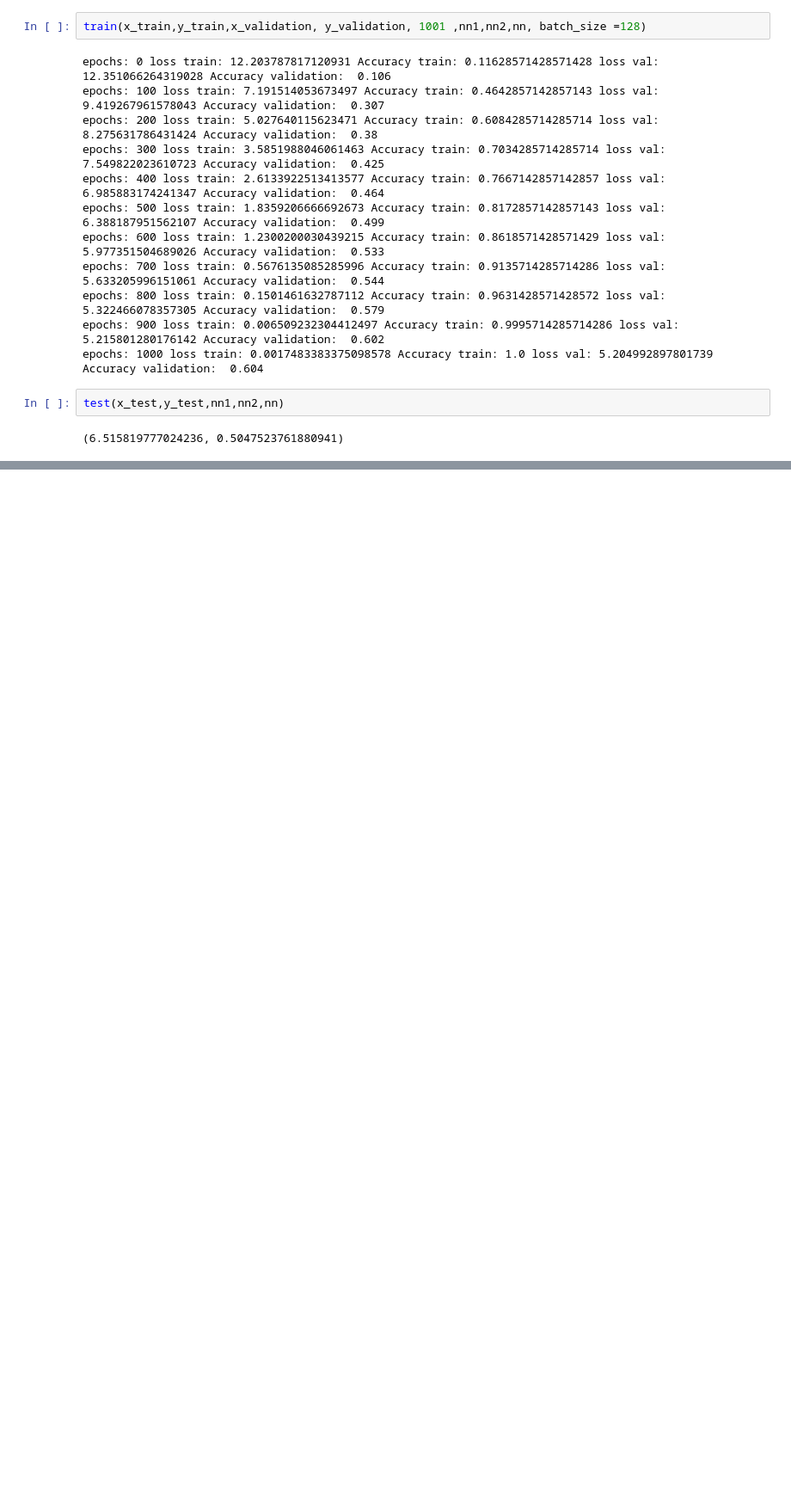
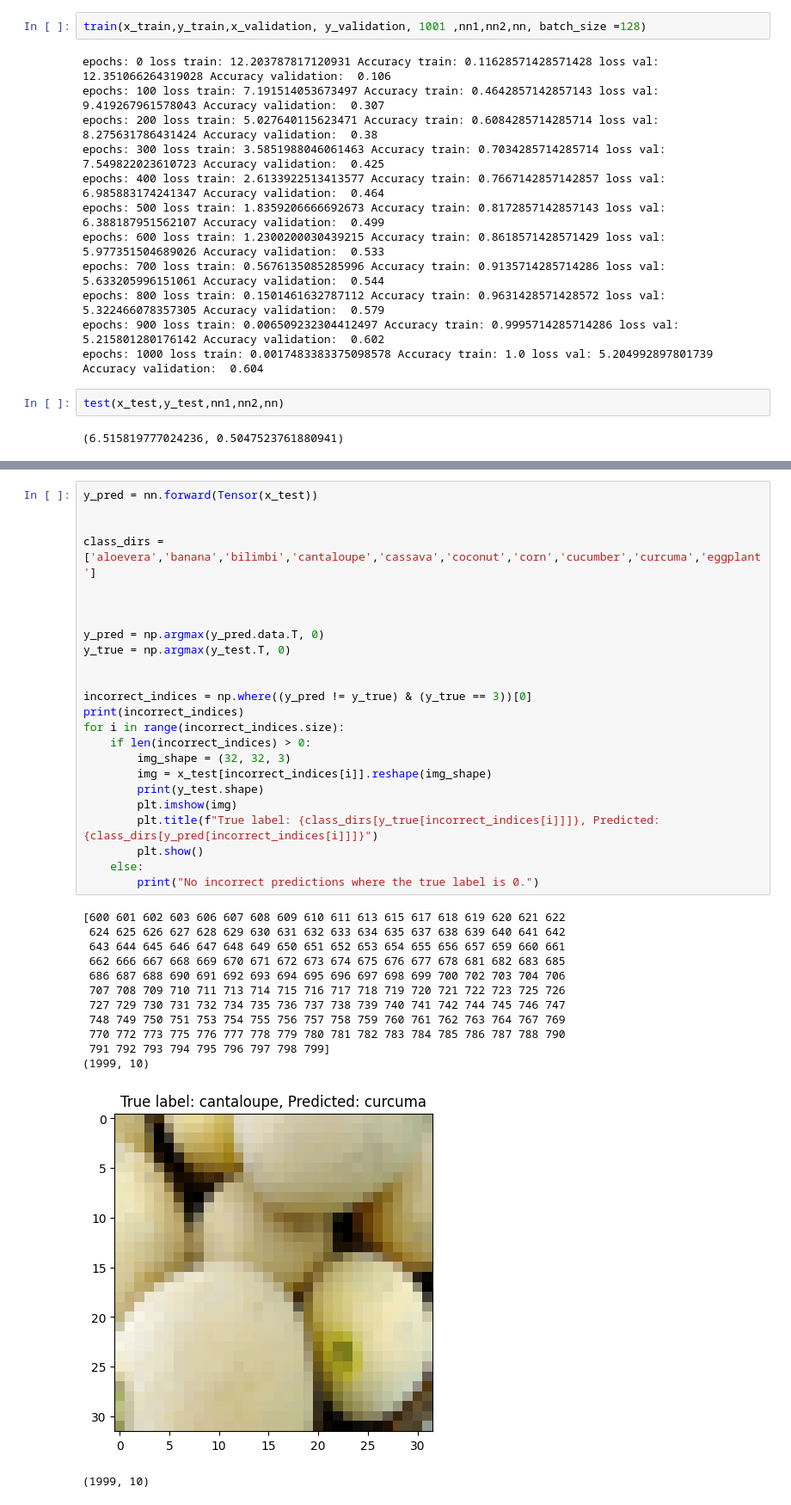
Before and after one commit to negative318/Neural-Network-From-Scratch, a Jupyter notebook: train_MLP_autograd.ipynb, the cells around one changed output, grey strips where cells are left out. Shown at 86% size. Saved outputs shown, nothing was run; the diff lists cells and outputs as text; blank space fills up the shorter version.

```diff
--- a/train_MLP_autograd.ipynb
+++ b/train_MLP_autograd.ipynb
@@ -1572,0 +1596,38 @@ test(x_test,y_test,nn1,nn2,nn)
+# %%
+y_pred = nn.forward(Tensor(x_test))
+
+
+class_dirs = ['aloevera','banana','bilimbi','cantaloupe','cassava','coconut','corn','cucumber','curcuma','eggplant']
+
+
+
+y_pred = np.argmax(y_pred.data.T, 0)
+y_true = np.argmax(y_test.T, 0)
+
+
+incorrect_indices = np.where((y_pred != y_true) & (y_true == 3))[0]
+print(incorrect_indices)
+for i in range(incorrect_indices.size):
+    if len(incorrect_indices) > 0:
+        img_shape = (32, 32, 3)
+        img = x_test[incorrect_indices[i]].reshape(img_shape)
+        print(y_test.shape)
+        plt.imshow(img)
+        plt.title(f"True label: {class_dirs[y_true[incorrect_indices[i]]]}, Predicted: {class_dirs[y_pred[incorrect_indices[i]]]}")
+        plt.show()
+    else:
+        print("No incorrect predictions where the true label is 0.")
+# %% [output]
+[600 601 602 603 606 607 608 609 610 611 613 615 617 618 619 620 621 622
+ 624 625 626 627 628 629 630 631 632 633 634 635 637 638 639 640 641 642
+ 643 644 645 646 647 648 649 650 651 652 653 654 655 656 657 659 660 661
+ 662 666 667 668 669 670 671 672 673 674 675 676 677 678 681 682 683 685
+ 686 687 688 690 691 692 693 694 695 696 697 698 699 700 702 703 704 706
+ 707 708 709 710 711 713 714 715 716 717 718 719 720 721 722 723 725 726
+ 727 729 730 731 732 734 735 736 737 738 739 740 741 742 744 745 746 747
+ 748 749 750 751 753 754 755 756 757 758 759 760 761 762 763 764 767 769
+ 770 772 773 775 776 777 778 779 780 781 782 783 784 785 786 787 788 790
+ 791 792 793 794 795 796 797 798 799]
+(1999, 10)
+[figure, added]
+(1999, 10)
```
Also changed, not shown: parts of 5 cells of this notebook, 5 other files.
